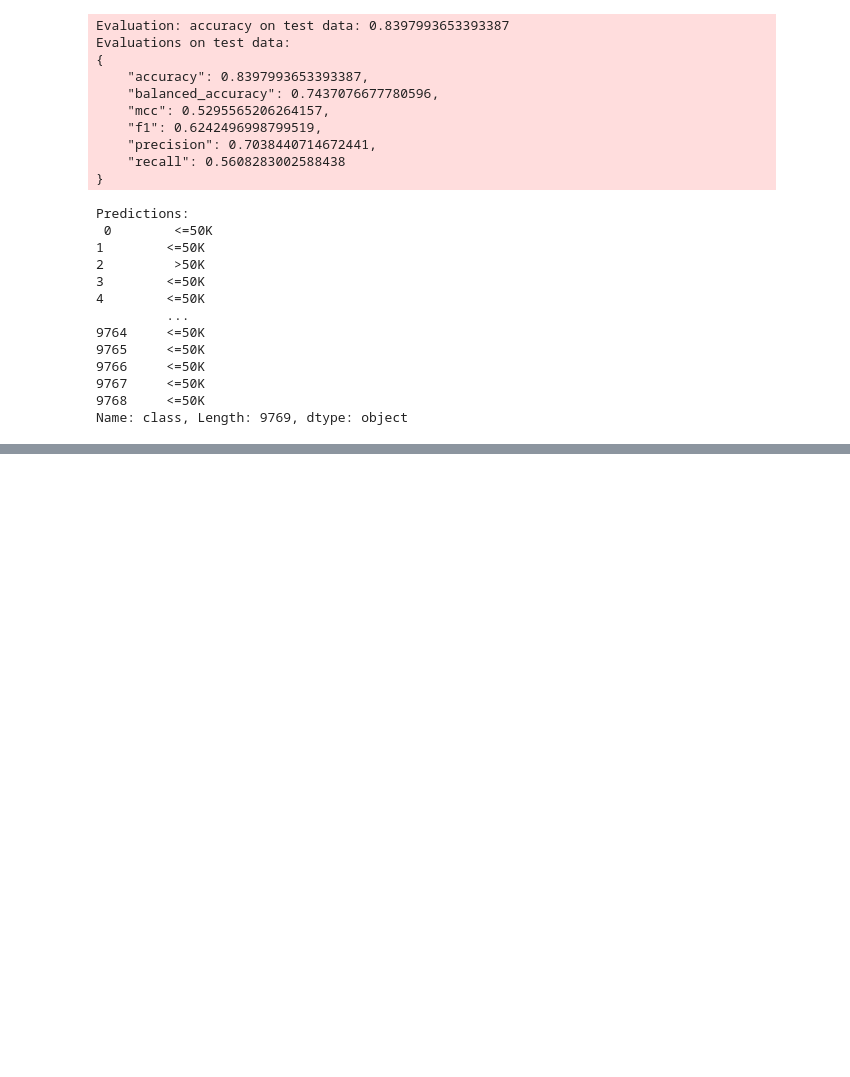
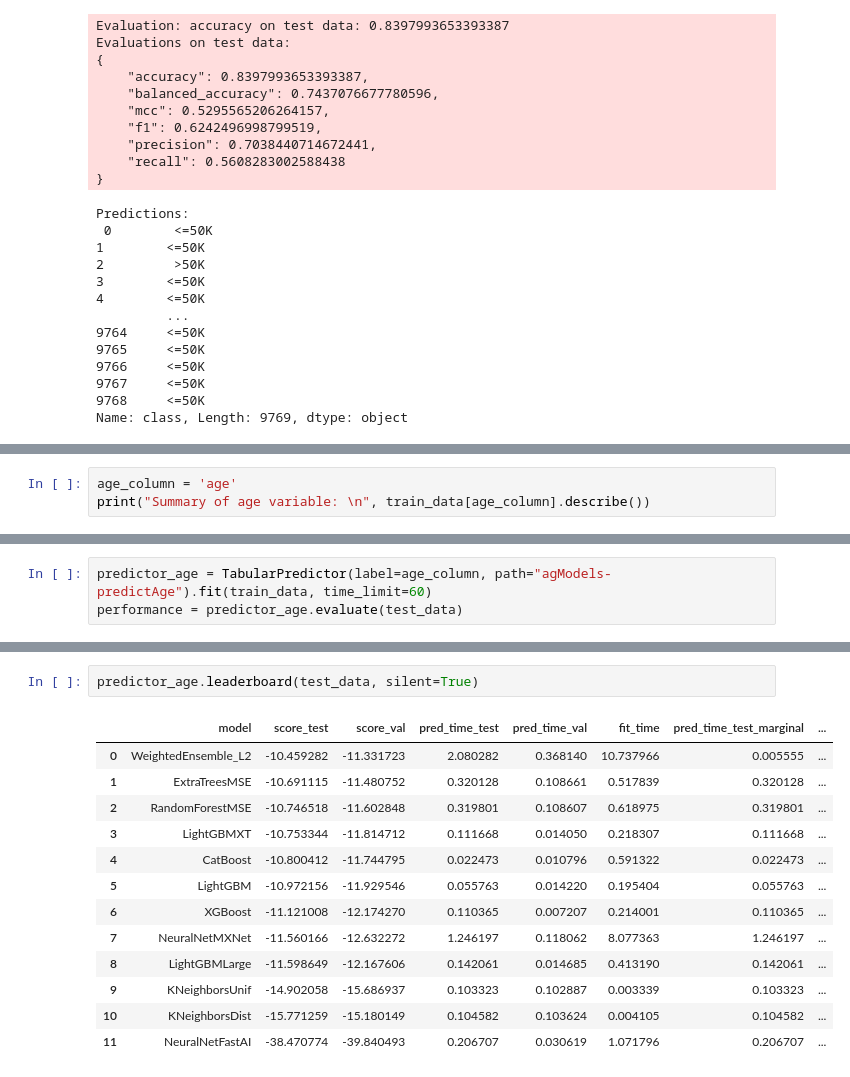
Before and after one commit to predora005/machine-learning-playground, a Jupyter notebook: 02.autogluon/01.quick_start/tabular_prediction.ipynb, the cells around one changed output, grey strips where cells are left out. Cells and saved outputs as stored; diff of their text form; blank space fills up the shorter version.

```diff
--- a/02.autogluon/01.quick_start/tabular_prediction.ipynb
+++ b/02.autogluon/01.quick_start/tabular_prediction.ipynb
@@ -108,0 +154,3 @@ predictor.leaderboard(test_data, silent=True)
+# %%
+age_column = 'age'
+print("Summary of age variable: \n", train_data[age_column].describe())
@@ -108,0 +168,3 @@ predictor.leaderboard(test_data, silent=True)
+# %%
+predictor_age = TabularPredictor(label=age_column, path="agModels-predictAge").fit(train_data, time_limit=60)
+performance = predictor_age.evaluate(test_data)
@@ -108,0 +189,16 @@ predictor.leaderboard(test_data, silent=True)
+# %%
+predictor_age.leaderboard(test_data, silent=True)
+# %% [output]
+|  | model | score_test | score_val | pred_time_test | pred_time_val | fit_time | pred_time_test_marginal | ... |
+| 0 | WeightedEnsemble_L2 | -10.459282 | -11.331723 | 2.080282 | 0.368140 | 10.737966 | 0.005555 | ... |
+| 1 | ExtraTreesMSE | -10.691115 | -11.480752 | 0.320128 | 0.108661 | 0.517839 | 0.320128 | ... |
+| 2 | RandomForestMSE | -10.746518 | -11.602848 | 0.319801 | 0.108607 | 0.618975 | 0.319801 | ... |
+| 3 | LightGBMXT | -10.753344 | -11.814712 | 0.111668 | 0.014050 | 0.218307 | 0.111668 | ... |
+| 4 | CatBoost | -10.800412 | -11.744795 | 0.022473 | 0.010796 | 0.591322 | 0.022473 | ... |
+| 5 | LightGBM | -10.972156 | -11.929546 | 0.055763 | 0.014220 | 0.195404 | 0.055763 | ... |
+| 6 | XGBoost | -11.121008 | -12.174270 | 0.110365 | 0.007207 | 0.214001 | 0.110365 | ... |
+| 7 | NeuralNetMXNet | -11.560166 | -12.632272 | 1.246197 | 0.118062 | 8.077363 | 1.246197 | ... |
+| 8 | LightGBMLarge | -11.598649 | -12.167606 | 0.142061 | 0.014685 | 0.413190 | 0.142061 | ... |
+| 9 | KNeighborsUnif | -14.902058 | -15.686937 | 0.103323 | 0.102887 | 0.003339 | 0.103323 | ... |
+| 10 | KNeighborsDist | -15.771259 | -15.180149 | 0.104582 | 0.103624 | 0.004105 | 0.104582 | ... |
+| 11 | NeuralNetFastAI | -38.470774 | -39.840493 | 0.206707 | 0.030619 | 1.071796 | 0.206707 | ... |
```
Also changed, not shown: parts of 8 cells of this notebook, 1 other file.
